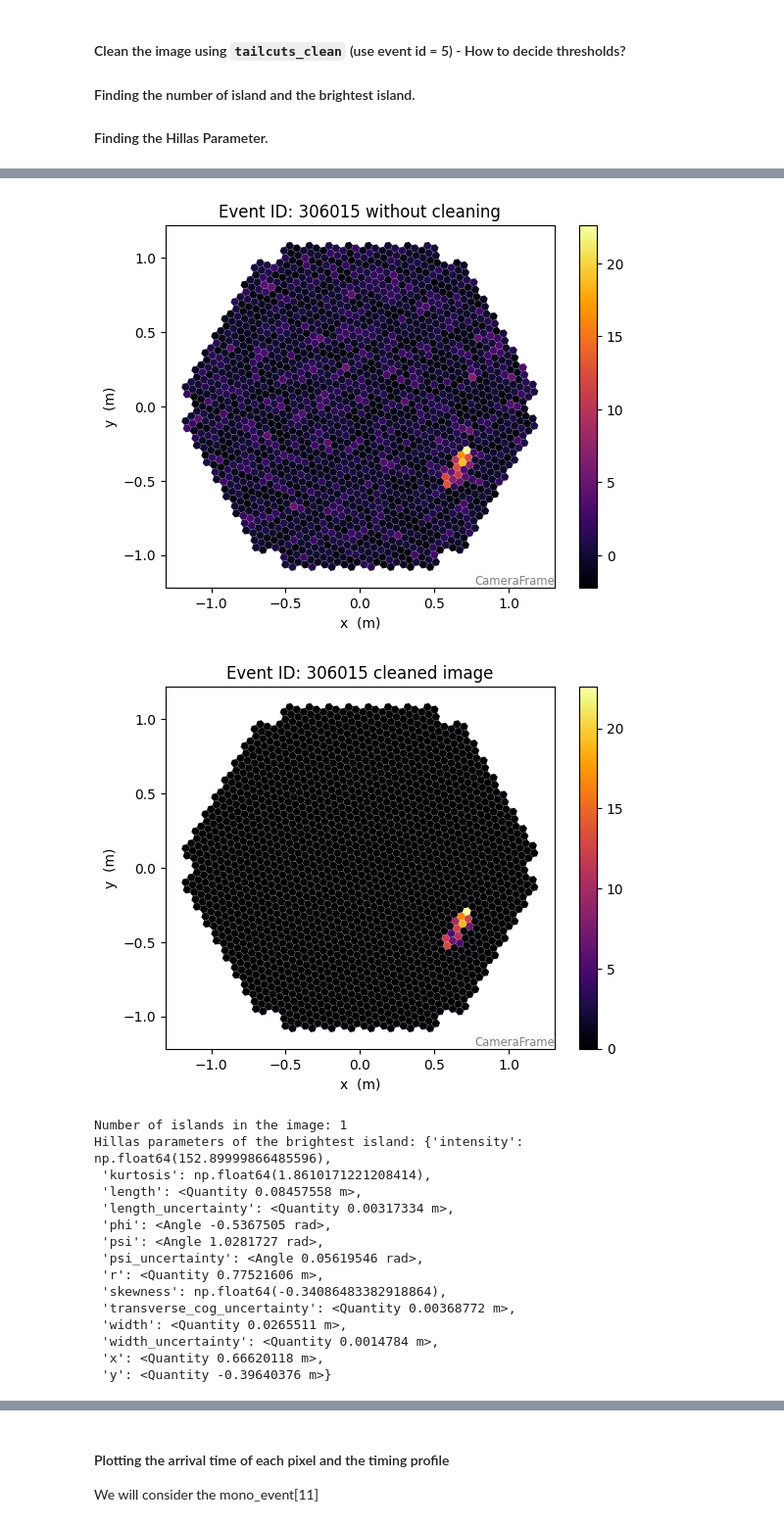
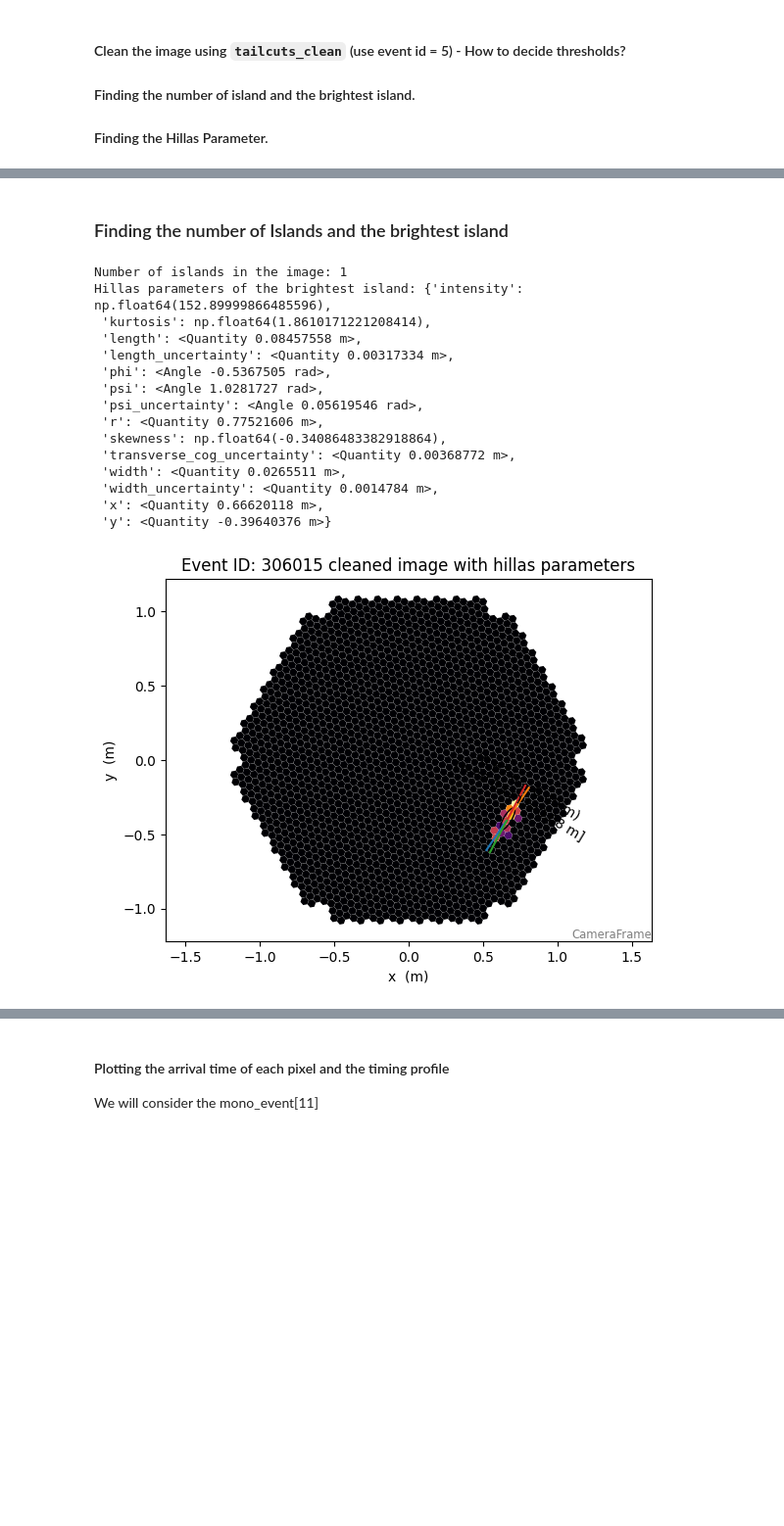
Before and after one commit to DikshitaH2025/AstroParticle-Cosmic-and-GammaRay-Physics, a Jupyter notebook: Mono_Reconstruction.ipynb, the cells around one changed output, grey strips where cells are left out. Shown at 98% size. Cells and saved outputs as stored; diff of their text form; code cells hidden in the pictures; blank space fills up the shorter version.

```diff
--- a/Mono_Reconstruction.ipynb
+++ b/Mono_Reconstruction.ipynb
@@ -120,66 +158,42 @@ for i in N:
+# %% [markdown]
+### Finding the number of Islands and the brightest island
 # %%
-#Plotting the initial image without any clean up
-event_5=mono_events[5]
-image_5 = event_5.dl1.tel[tel_id].image #considering only the 5th event for analysis
-geom = subarray.tel[tel_id].camera.geometry
-disp = CameraDisplay(geom, image=image_5)
-disp.add_colorbar()
-plt.title(f"Event ID: {event_5.index.event_id} without cleaning")
-plt.show()
-
-#Adding the cleaned image
-#This is to remove the noise pixels
-clean_mask = tailcuts_clean(geom, image_5, picture_thresh=10, boundary_thresh=5)
-#picture_thresh is to select the strongest pixel in the image.
-#boundary_thresh comsiders the min imtensity of the pixels surrounding the main shower.
-clean_image_5 = image_5.copy()
-clean_image_5[~clean_mask] = 0
-
-disp = CameraDisplay(geom, image=clean_image_5)
-disp.add_colorbar()
-
-plt.title(f"Event ID: {event_5.index.event_id} cleaned image")
-plt.show()
-
-
-
 #Finding the number of islands in the image
 n_islands_5, island_labels_5 = number_of_islands(geom, clean_mask)
 print(f"Number of islands in the image: {n_islands_5}")
 
 #Saving the brightest island in the image
 #The brightest island is the one with the highest total pixel intensity
 mask_5 = largest_island(island_labels_5)
 
 
 #combining the mask of the brightest island with the clean mask to get the final mask
 final_mask_5 = clean_mask & mask_5
 
 #Computing the hillas parameters of the brightest island
 hillas_5 = hillas_parameters(geom[final_mask_5], image_5[final_mask_5])
 print(f"Hillas parameters of the brightest island: {hillas_5}")
 
 #Plotting the cleaned image with the hillas parameters
 disp = CameraDisplay(geom, image=clean_image_5)
 disp.overlay_moments(hillas_5)
-disp.add_colorbar()
+disp.add_colorbar(ax=axes[0], label="Intensity [p.e.]")
 plt.title(f"Event ID: {event_5.index.event_id} cleaned image with hillas parameters")
 plt.show()
 # %% [output]
+Number of islands in the image: 1
+Hillas parameters of the brightest island: {'intensity': np.float64(152.89999866485596),
+ 'kurtosis': np.float64(1.8610171221208414),
+ 'length': <Quantity 0.08457558 m>,
+ 'length_uncertainty': <Quantity 0.00317334 m>,
+ 'phi': <Angle -0.5367505 rad>,
+ 'psi': <Angle 1.0281727 rad>,
+ 'psi_uncertainty': <Angle 0.05619546 rad>,
+ 'r': <Quantity 0.77521606 m>,
+ 'skewness': np.float64(-0.34086483382918864),
+ 'transverse_cog_uncertainty': <Quantity 0.00368772 m>,
+ 'width': <Quantity 0.0265511 m>,
+ 'width_uncertainty': <Quantity 0.0014784 m>,
+ 'x': <Quantity 0.66620118 m>,
+ 'y': <Quantity -0.39640376 m>}
-[figure, old version]
+[figure, new version]
-[figure, removed]
-Number of islands in the image: 1
-Hillas parameters of the brightest island: {'intensity': np.float64(152.89999866485596),
- 'kurtosis': np.float64(1.8610171221208414),
- 'length': <Quantity 0.08457558 m>,
- 'length_uncertainty': <Quantity 0.00317334 m>,
- 'phi': <Angle -0.5367505 rad>,
- 'psi': <Angle 1.0281727 rad>,
- 'psi_uncertainty': <Angle 0.05619546 rad>,
- 'r': <Quantity 0.77521606 m>,
- 'skewness': np.float64(-0.34086483382918864),
- 'transverse_cog_uncertainty': <Quantity 0.00368772 m>,
- 'width': <Quantity 0.0265511 m>,
- 'width_uncertainty': <Quantity 0.0014784 m>,
- 'x': <Quantity 0.66620118 m>,
- 'y': <Quantity -0.39640376 m>}
```
Also changed, not shown: parts of 11 cells of this notebook.
